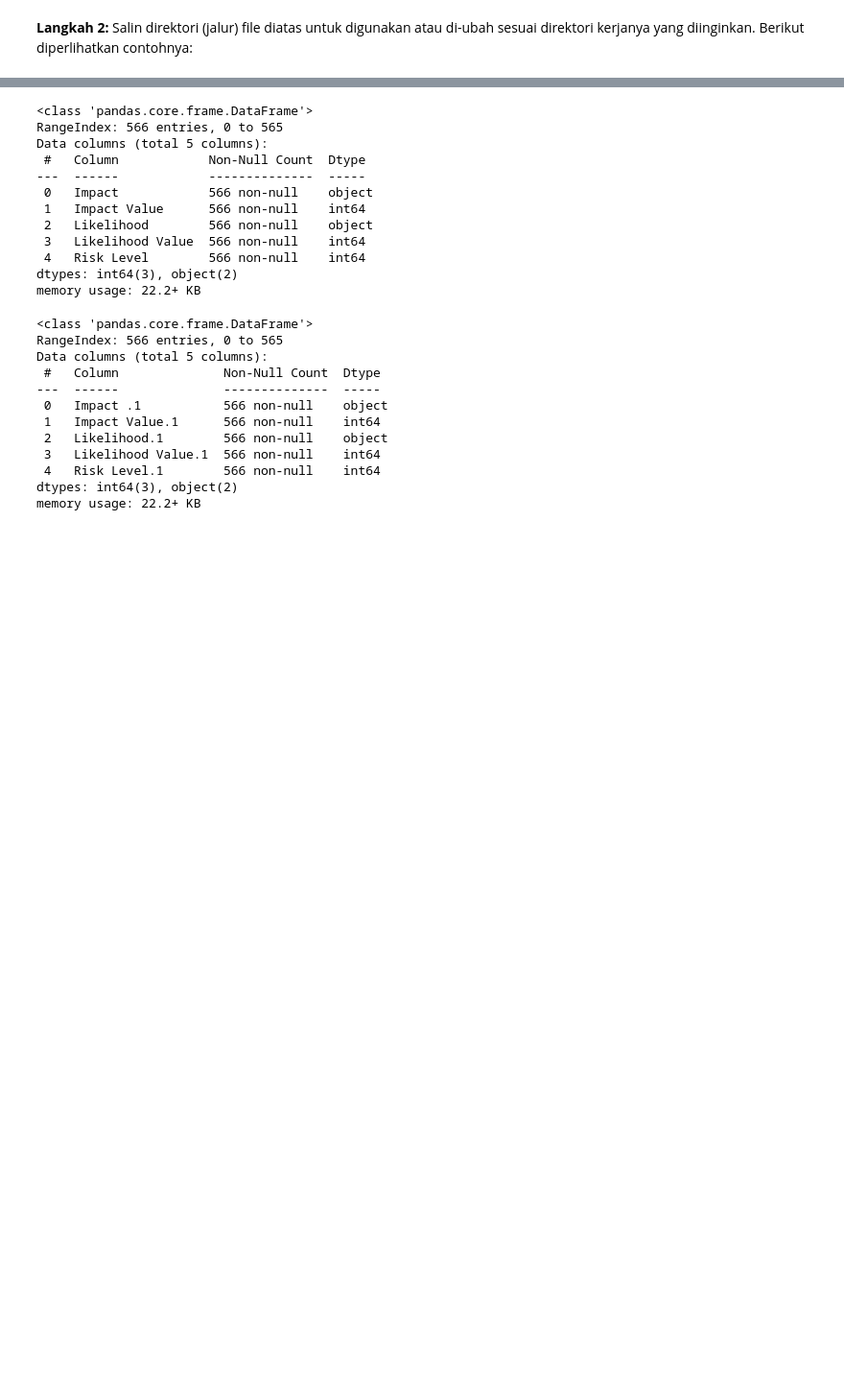
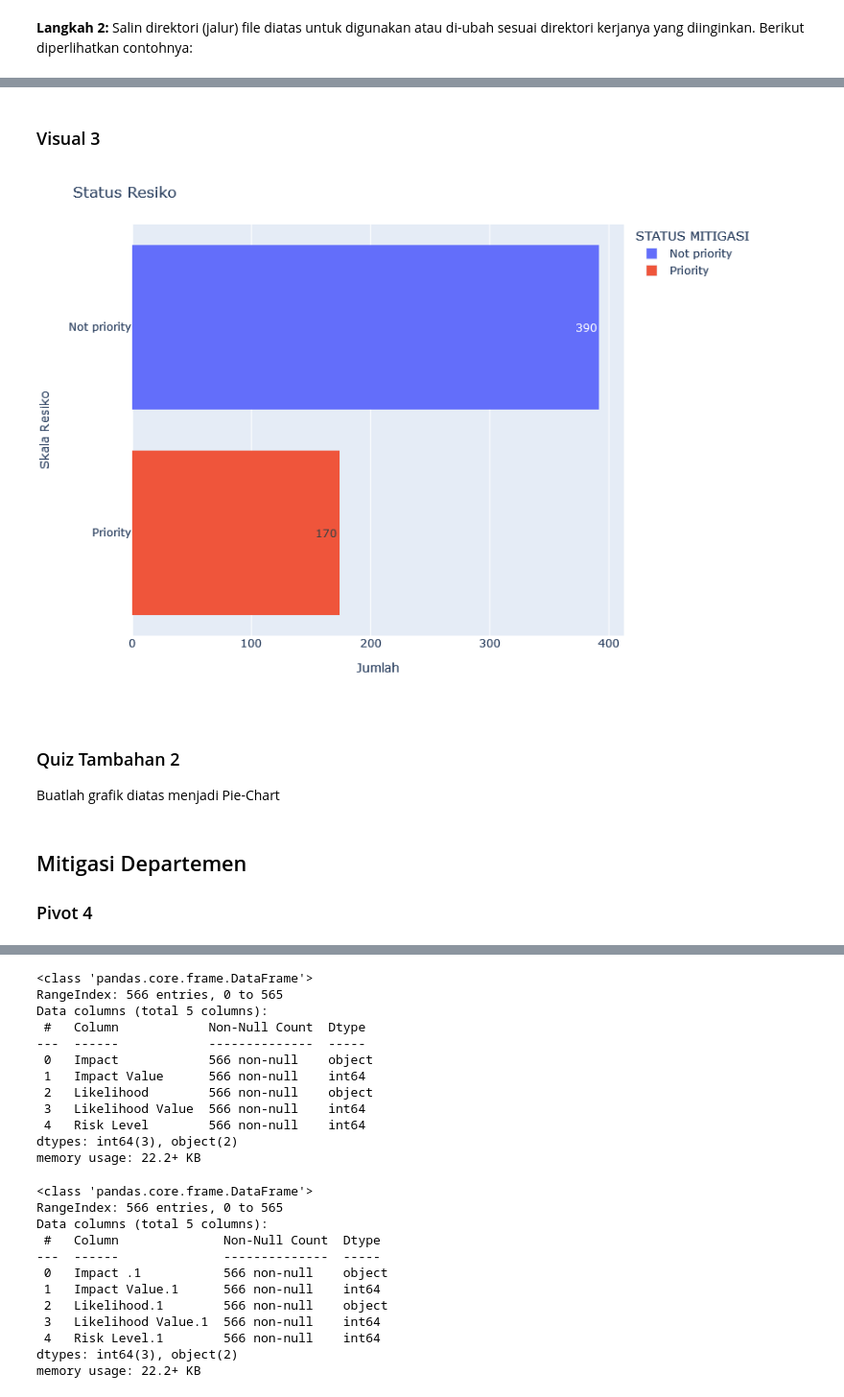
Before and after one commit to sainzdata/Py_JNE, a Jupyter notebook: Case_Study.ipynb, the cells around one changed output, grey strips where cells are left out. Shown at 96% size. Saved outputs shown, nothing was run; the diff lists cells and outputs as text; code cells hidden in the pictures; blank space fills up the shorter version.

```diff
--- a/Case_Study.ipynb
+++ b/Case_Study.ipynb
@@ -32,0 +151,26 @@ os.chdir('C:/Users/user/Desktop/Py_JNE/data/CS')
+# %% [markdown]
+### Visual 3
+# %%
+import plotly.express as px
+
+# membuat grafik batang (bar-chart)
+fig3 = px.bar(Status_Mitigasi, x='Risk Event', y='STATUS MITIGASI',color='STATUS MITIGASI', text_auto='.2s')
+
+# Pengaturan detail grafik
+fig3.update_layout(barmode='stack',
+                  autosize=False,
+                  width=800,
+                  height=600,
+                  showlegend=True,
+                  title="Status Resiko",
+                  xaxis_title="Jumlah",
+                  yaxis_title="Skala Resiko")
+# %% [output]
+[figure, added]
+# %% [markdown]
+### Quiz Tambahan 2
+
+Buatlah grafik diatas menjadi Pie-Chart
+# %% [markdown]
+## Mitigasi Departemen
+### Pivot 4
```
Also changed, not shown: parts of 56 cells of this notebook, 4 other files.
